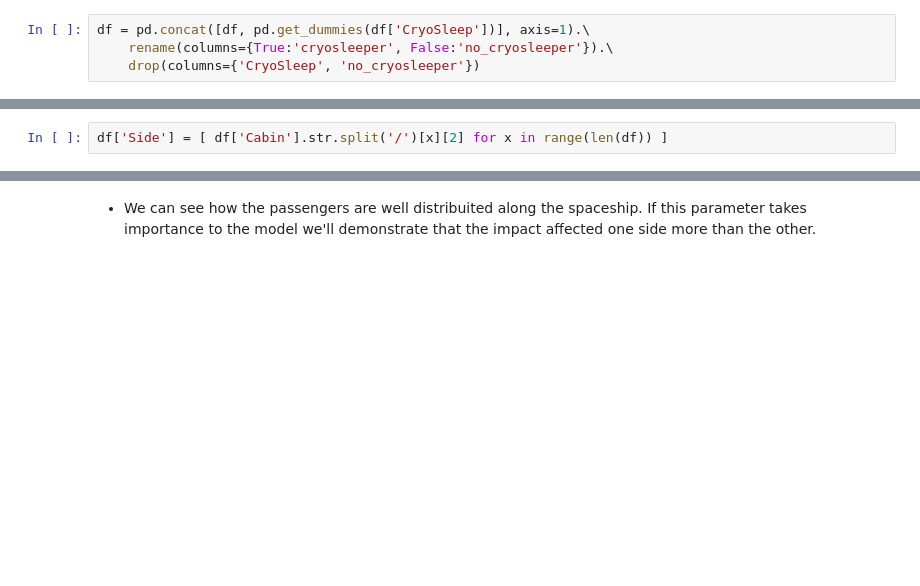
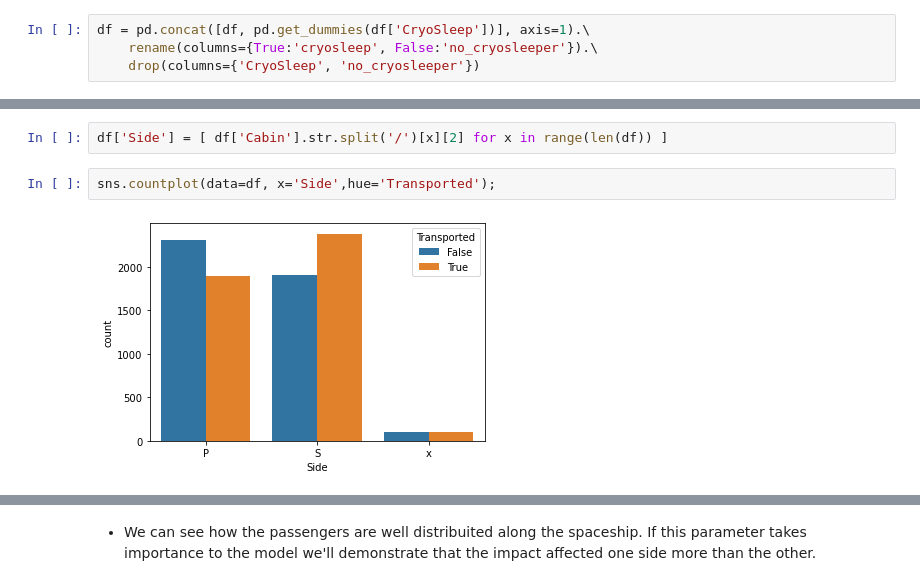
Before and after one commit to mateoricio/spaceship-titanic, a Jupyter notebook: spaceship-titanic.ipynb, the cells around one changed output, grey strips where cells are left out. Saved outputs shown, nothing was run; the diff lists cells and outputs as text; blank space fills up the shorter version.

```diff
--- a/spaceship-titanic.ipynb
+++ b/spaceship-titanic.ipynb
@@ -95,6 +143,6 @@ pd.get_dummies(df['CryoSleep']).sum().\
 # %%
 df = pd.concat([df, pd.get_dummies(df['CryoSleep'])], axis=1).\
-    rename(columns={True:'cryosleeper', False:'no_cryosleeper'}).\
+    rename(columns={True:'cryosleep', False:'no_cryosleeper'}).\
     drop(columns={'CryoSleep', 'no_cryosleeper'})
 # %% [markdown]
 #### Cabin
@@ -106,3 +156,7 @@ Since we have null values the first steep is to treat them:
 df['Cabin'].fillna('x/0/x', inplace = True) # cast the null values to string and the same format as the not null values in order to process them.
 # %%
 df['Side'] = [ df['Cabin'].str.split('/')[x][2] for x in range(len(df)) ]
+# %%
+sns.countplot(data=df, x='Side',hue='Transported');
+# %% [output]
+[figure, added]
```
Also changed, not shown: parts of 48 cells of this notebook.
